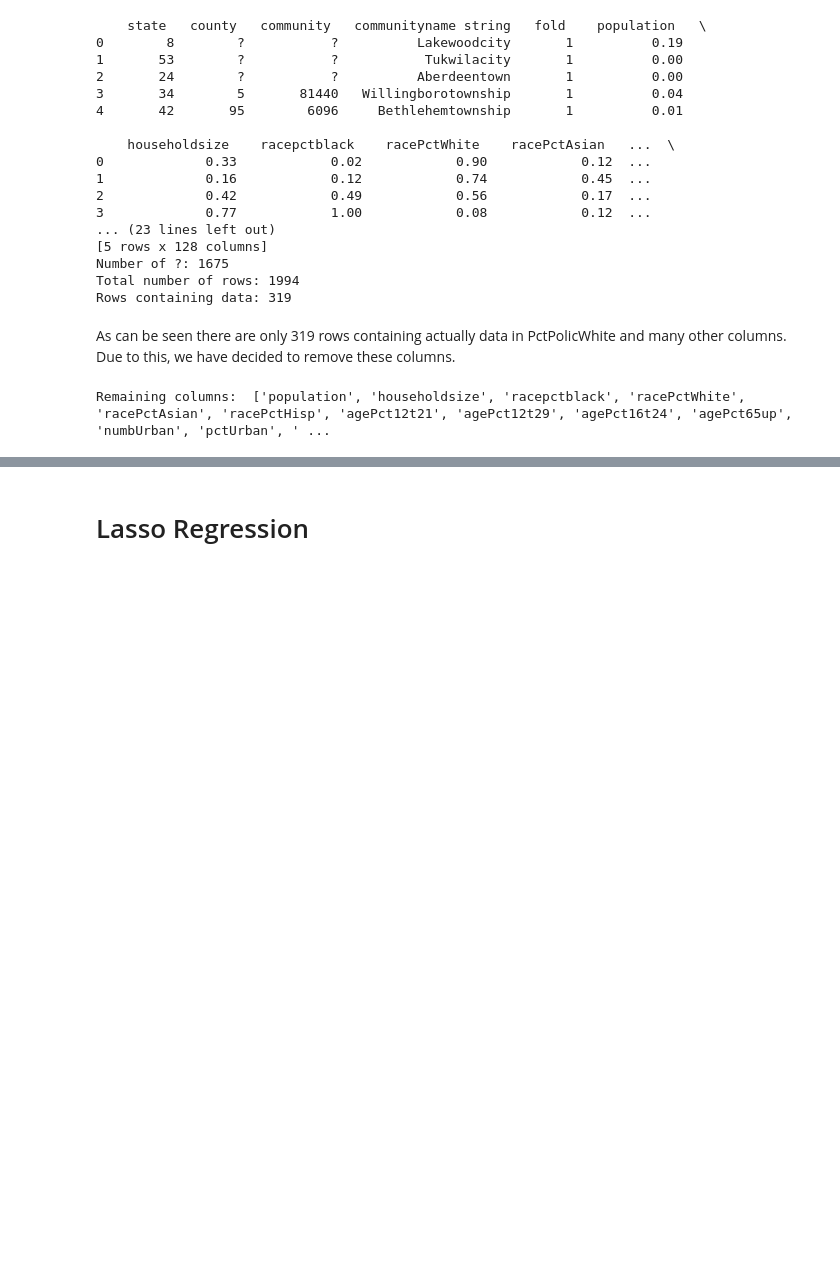
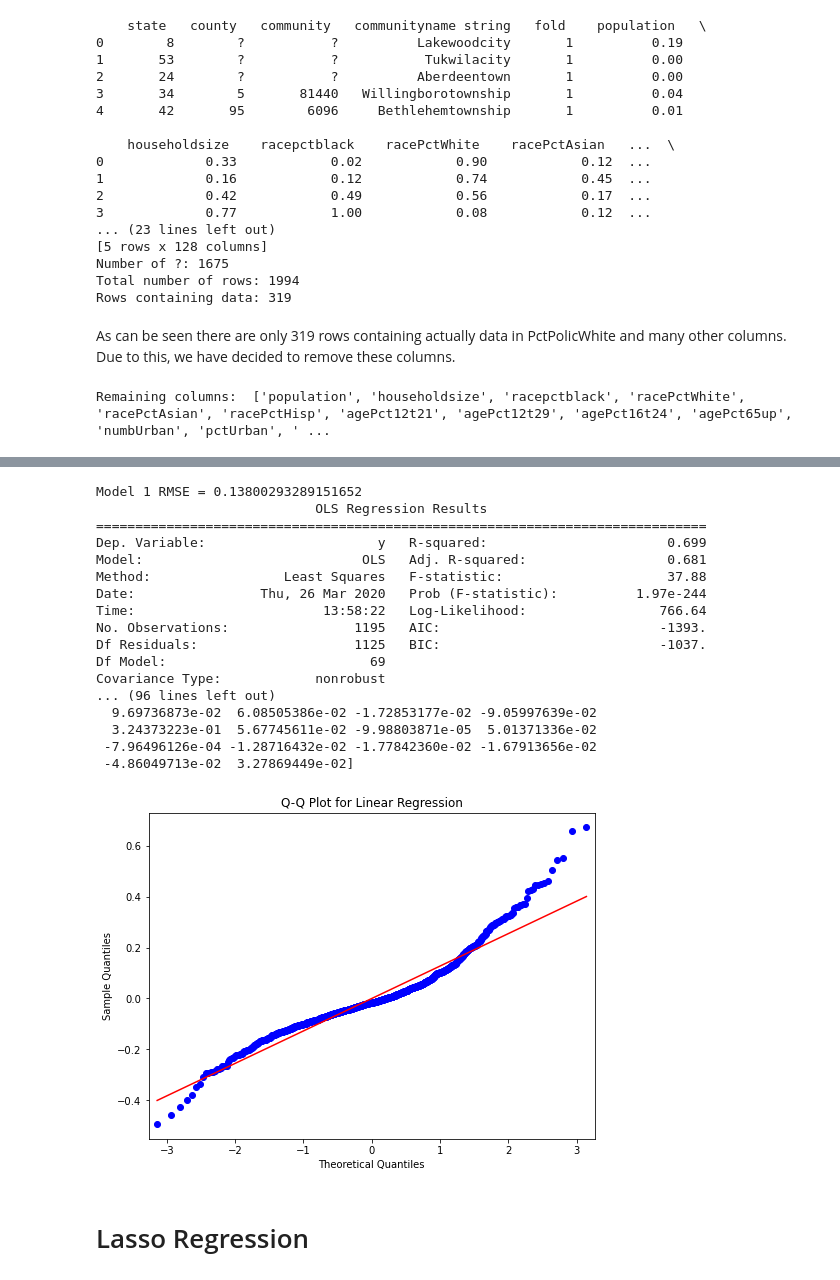
Before and after one commit to Jackhu-gc/CAB420Assignment1A, a Jupyter notebook: assign1q1callum.ipynb, the cells around one changed output, grey strips where cells are left out. Cells and saved outputs as stored; diff of their text form; code cells hidden in the pictures; blank space fills up the shorter version.

```diff
--- a/assign1q1callum.ipynb
+++ b/assign1q1callum.ipynb
@@ -146,3 +177,25 @@ print(np.array(corr_coeffs))
+# %%
+X = X[new_columns]
+trainingdata(X, y)
+# %% [output]
+Model 1 RMSE = 0.13800293289151652
+                            OLS Regression Results
+==============================================================================
+Dep. Variable:                      y   R-squared:                       0.699
+Model:                            OLS   Adj. R-squared:                  0.681
+Method:                 Least Squares   F-statistic:                     37.88
+Date:                Thu, 26 Mar 2020   Prob (F-statistic):          1.97e-244
+Time:                        13:58:22   Log-Likelihood:                 766.64
+No. Observations:                1195   AIC:                            -1393.
+Df Residuals:                    1125   BIC:                            -1037.
+Df Model:                          69
+Covariance Type:            nonrobust
+... (96 lines left out)
+  9.69736873e-02  6.08505386e-02 -1.72853177e-02 -9.05997639e-02
+  3.24373223e-01  5.67745611e-02 -9.98803871e-05  5.01371336e-02
+ -7.96496126e-04 -1.28716432e-02 -1.77842360e-02 -1.67913656e-02
+ -4.86049713e-02  3.27869449e-02]
+[figure, added]
 # %% [markdown]
 # Lasso Regression
 # %%
```
Also changed, not shown: parts of 17 cells of this notebook.
